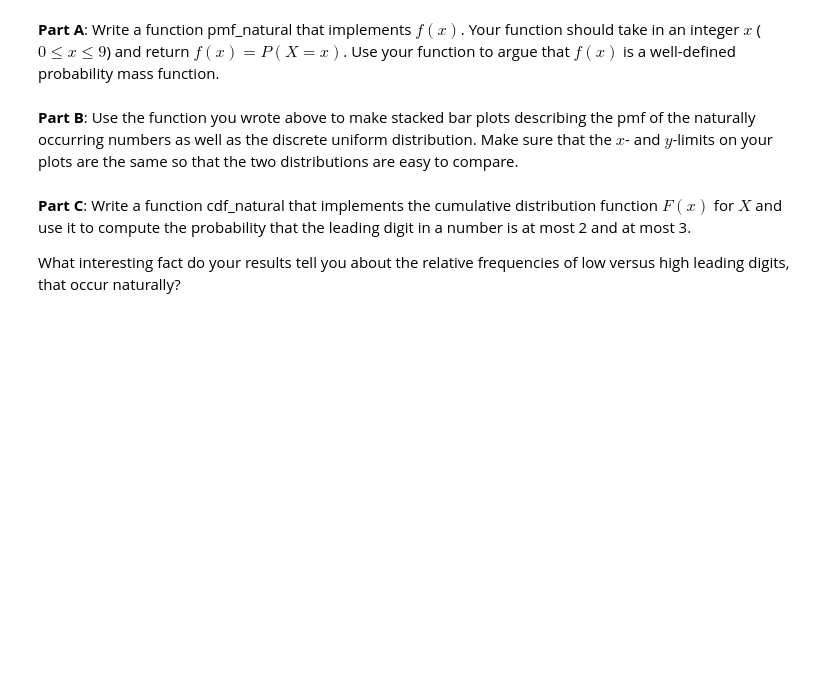
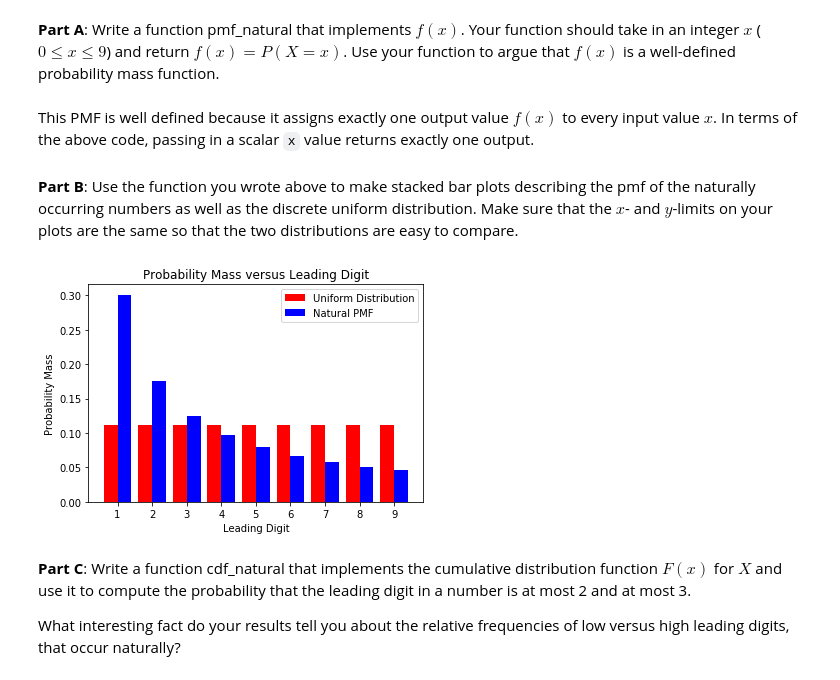
Before and after one commit to tannerbobak/csci3022, a Jupyter notebook: hmwk03_Bobak_Tanner.ipynb, the cells around one changed output. Drawn from its saved outputs; the diff is of its cells as text; code cells hidden in the pictures; blank space fills up the shorter version.

```diff
--- a/hmwk03_Bobak_Tanner.ipynb
+++ b/hmwk03_Bobak_Tanner.ipynb
@@ -251,8 +355,48 @@ f(x) = \log_{10}\left( \frac{x+1}{x} \right) \quad \textrm{for } x = 1, 2, \ldot
 $$
 # %% [markdown]
 **Part A**: Write a function pmf_natural that implements $f(x)$. Your function should take in an integer $x$ ($0 \leq x \leq 9$) and return $f(x) = P(X = x)$.  Use your function to argue that $f(x)$ is a well-defined probability mass function.
+# %%
+import math
+
+"""
+Implements the leading digit PMF
+"""
+def pmf_natural(x):
+    # Input so sanitary they call it Purell
+    assert x > 0, "x must be greater than 0."
+    assert type(x) is int, "x must be an integer."
+    assert x <= 9, "x must be less than or equal to 9."
+
+    return math.log10((x+1)/x)
+# %% [markdown]
+This PMF is well defined because it assigns exactly one output value $f(x)$ to every input value $x$. In terms of the above code, passing in a scalar `x` value returns exactly one output.
 # %% [markdown]
 **Part B**: Use the function you wrote above to make stacked bar plots describing the pmf of the naturally occurring numbers as well as the discrete uniform distribution.  Make sure that the $x$- and $y$-limits on your plots are the same so that the two distributions are easy to compare.
+# %%
+fig, ax = plt.subplots()
+
+a = 1
+b = 10
+w = 0.4
+
+x = np.arange(a,b)
+u_x = np.array([1/(b-a) for y in range(a,b)])
+p_x = np.array([pmf_natural(y) for y in range(a,b)])
+
+ax.bar(x-w/2,u_x,width=w,color='r',align='center')
+ax.bar(x+w/2,p_x,width=w,color='b',align='center')
+
+ax.set_title("Probability Mass versus Leading Digit")
+ax.set_xlabel("Leading Digit")
+ax.set_ylabel("Probability Mass")
+
+ax.set_xticks(range(a,b))
+
+ax.legend(["Uniform Distribution", "Natural PMF"])
+
+plt.show()
+# %% [output]
+[figure, added]
 # %% [markdown]
 **Part C**: Write a function cdf_natural that implements the cumulative distribution function $F(x)$ for $X$ and use it to compute the probability that the leading digit in a number is at most 2 and at most 3.
 
```
Also changed, not shown: parts of 8 cells of this notebook.
